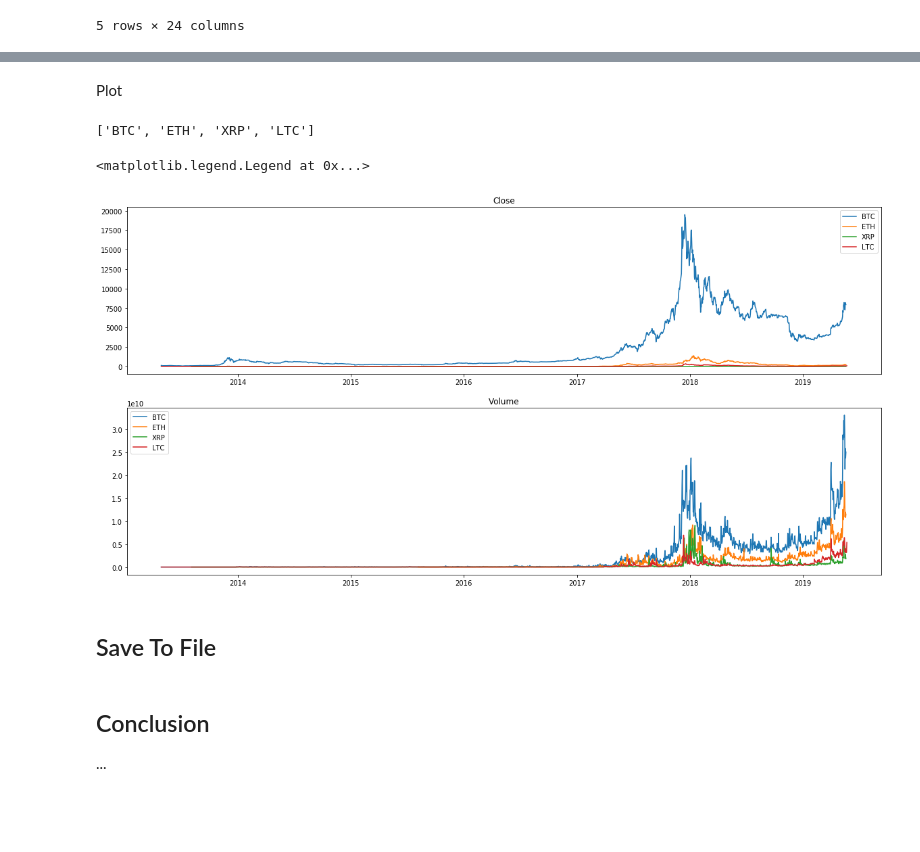
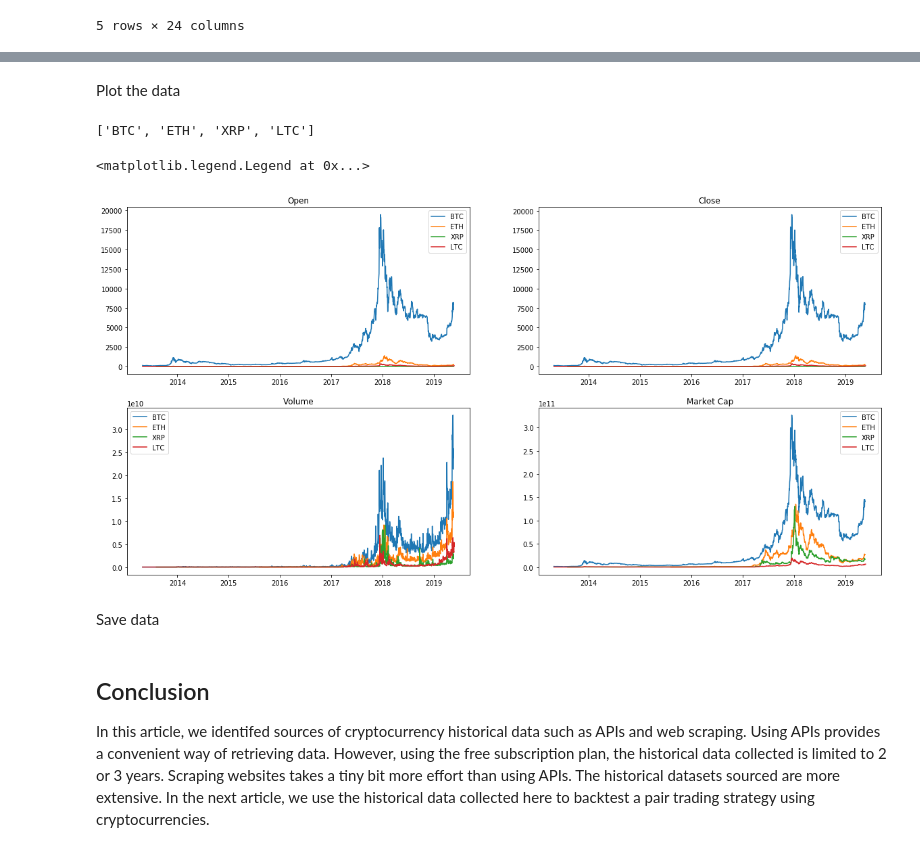
Before and after one commit to DinodC/pair-trading-cryptos, a Jupyter notebook: 01_pair_trading_cryptos.ipynb, the cells around one changed output, grey strips where cells are left out. Cells and saved outputs as stored; diff of their text form; code cells hidden in the pictures; blank space fills up the shorter version.

Commit message:
Completed introduction and conclusion

```diff
--- a/01_pair_trading_cryptos.ipynb
+++ b/01_pair_trading_cryptos.ipynb
@@ -10,0 +77,11 @@ Website is here https://coinmarketcap.com.
+# %%
+import requests
+
+start = '2009-01-01'
+exchange = 'BITSTAMP'
+id = 'ETH'
+period = '1DAY'
+
+url = 'https://rest.coinapi.io/v1/ohlcv/' + exchange + '_SPOT_' + id + '_USD/history?period_id=' + period + '&time_start=' + start + 'T00:00:00'
+headers = {'X-CoinAPI-Key' : '294BBC7C-E7FB-4CE0-97E3-D5CF60005B81'}
+response = requests.get(url, headers=headers)
@@ -139,5 +229,5 @@ crypto.describe()
 # %% [markdown]
-Plot
+Plot the data
 # %%
 id
 # %% [output]
@@ -145,34 +235,53 @@ id
 # %%
 # Adjust plot size
 plt.figure(figsize=[20, 10])
 
+# Open
+plt.subplot(2, 2, 1)
+plt.plot(crypto.BTC.Open)
+plt.plot(crypto.ETH.Open)
+plt.plot(crypto.XRP.Open)
+plt.plot(crypto.LTC.Open)
+plt.title('Open')
+plt.legend(id)
+
 # Close
-plt.subplot(2, 1, 1)
+plt.subplot(2, 2, 2)
 plt.plot(crypto.BTC.Close)
 plt.plot(crypto.ETH.Close)
 plt.plot(crypto.XRP.Close)
 plt.plot(crypto.LTC.Close)
 plt.title('Close')
 plt.legend(id)
 
 # Volume
-plt.subplot(2, 1, 2)
+plt.subplot(2, 2, 3)
 plt.plot(crypto.BTC.Volume)
 plt.plot(crypto.ETH.Volume)
 plt.plot(crypto.XRP.Volume)
 plt.plot(crypto.LTC.Volume)
 plt.title('Volume')
 plt.legend(id)
+
+# Market cap
+plt.subplot(2, 2, 4)
+plt.plot(crypto.BTC['Market Cap'])
+plt.plot(crypto.ETH['Market Cap'])
+plt.plot(crypto.XRP['Market Cap'])
+plt.plot(crypto.LTC['Market Cap'])
+plt.title('Market Cap')
+plt.legend(id)
 # %% [output]
 <matplotlib.legend.Legend at 0x...>
-[figure, old version]
+[figure, new version]
-# %% [markdown]
-## Save To File
+# %% [markdown]
+Save data
 # %%
 with open('data_coinmarketcap.pickle', 'wb') as f:
     pickle.dump(crypto, f)
 
 f.close()
-# %% [markdown]
-## Conclusion
-...
+# %% [markdown]
+## Conclusion
+
+In this article, we identifed sources of cryptocurrency historical data such as APIs and web scraping. Using APIs provides a convenient way of retrieving data. However, using the free subscription plan, the historical data collected is limited to 2 or 3 years. Scraping websites takes a tiny bit  more effort than using APIs. The historical datasets sourced are more extensive. In the next article, we use the historical data collected here to backtest a pair trading strategy using cryptocurrencies.
```
Also changed, not shown: parts of 27 cells of this notebook, 1 other file.
